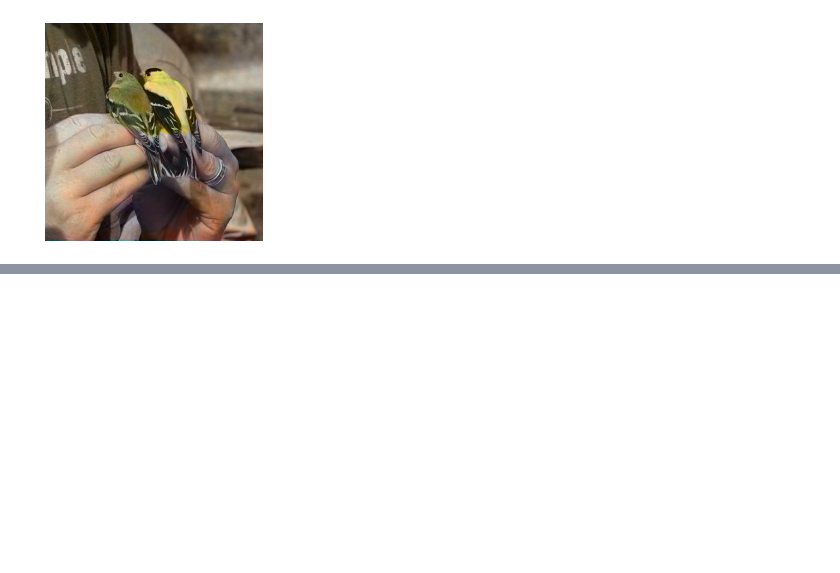
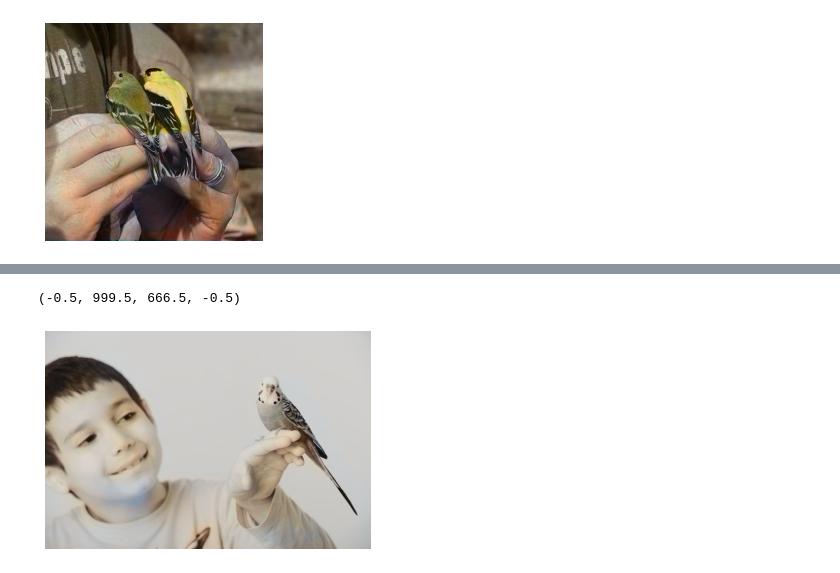
Before and after one commit to SaverioMonaco/Image-Colorization-through-Segmentation, a Jupyter notebook: merging/merging_report.ipynb, the cells around one changed output, grey strips where cells are left out. Drawn from its saved outputs; the diff is of its cells as text; code cells hidden in the pictures; blank space fills up the shorter version.

```diff
--- a/merging/merging_report.ipynb
+++ b/merging/merging_report.ipynb
@@ -1342,0 +1349,6 @@ plt.axis('off')
+# %%
+plt.imshow(pass2model(img1,ven_bg_model))
+plt.axis('off')
+# %% [output]
+(-0.5, 999.5, 666.5, -0.5)
+[figure, added]
```
Also changed, not shown: parts of 10 cells of this notebook, 12 other files.
